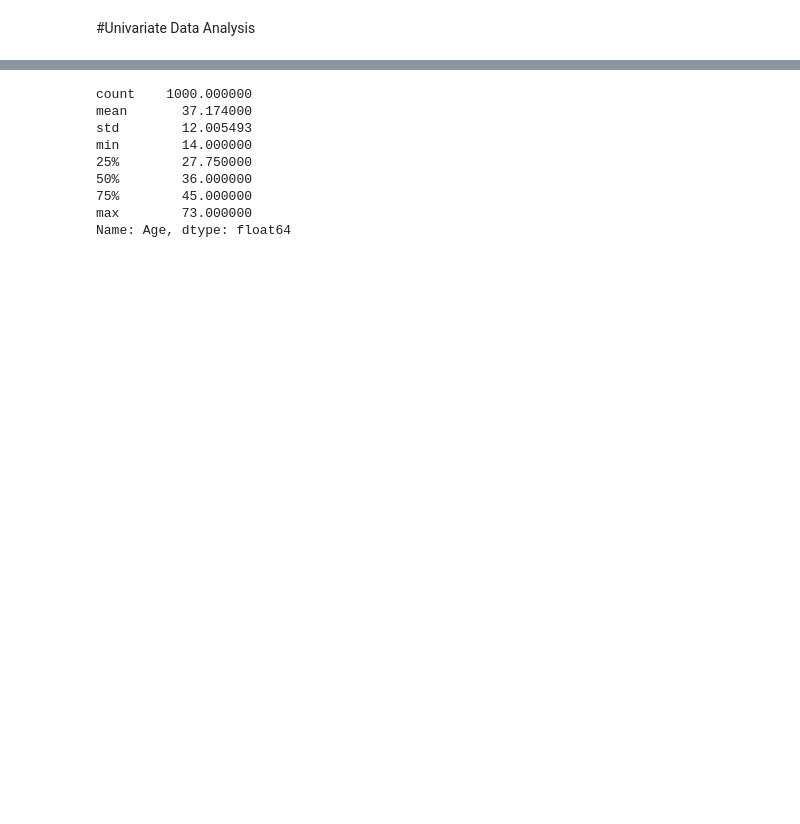
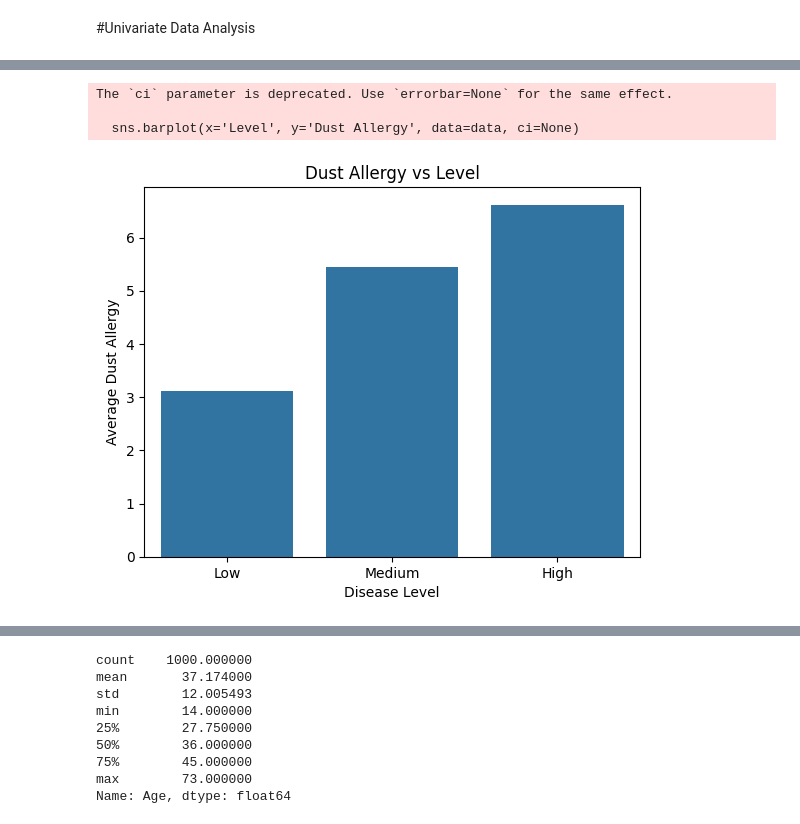
Before and after one commit to mazenbuk/intern, a Jupyter notebook: intern.ipynb, the cells around one changed output, grey strips where cells are left out. Cells and saved outputs as stored; diff of their text form; code cells hidden in the pictures; blank space fills up the shorter version.

```diff
--- a/intern.ipynb
+++ b/intern.ipynb
@@ -52,0 +132,11 @@ data
+# %%
+sns.barplot(x='Level', y='Dust Allergy', data=data, ci=None)
+plt.title('Dust Allergy vs Level')
+plt.xlabel('Disease Level')
+plt.ylabel('Average Dust Allergy')
+plt.show()
+# %% [output]
+The `ci` parameter is deprecated. Use `errorbar=None` for the same effect.
+
+  sns.barplot(x='Level', y='Dust Allergy', data=data, ci=None)
+[figure, added]
```
Also changed, not shown: parts of 89 cells of this notebook.
